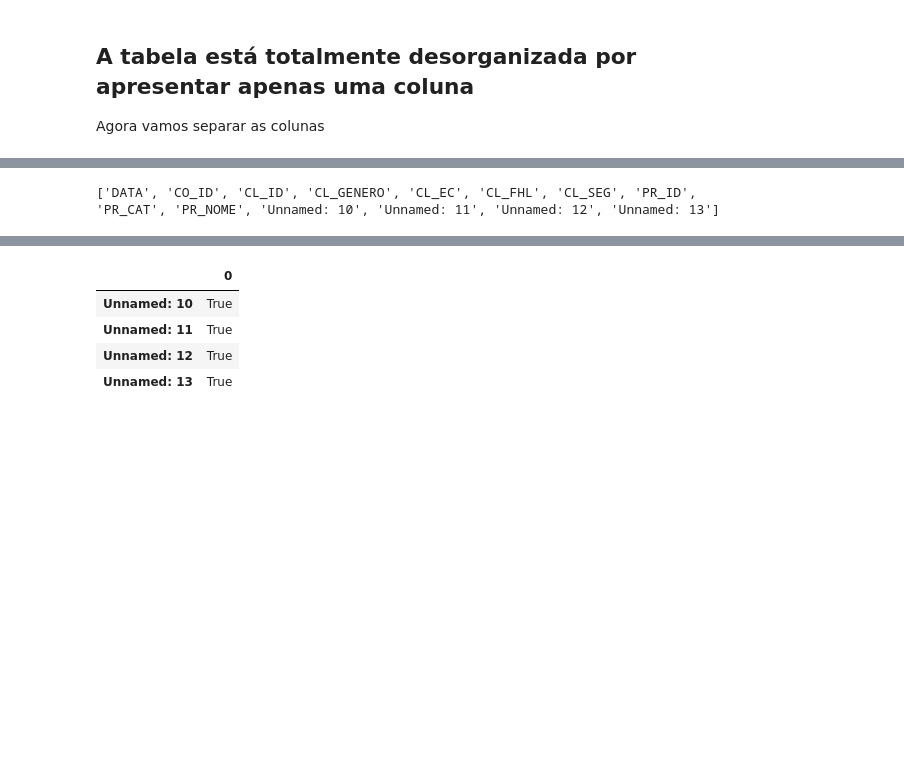
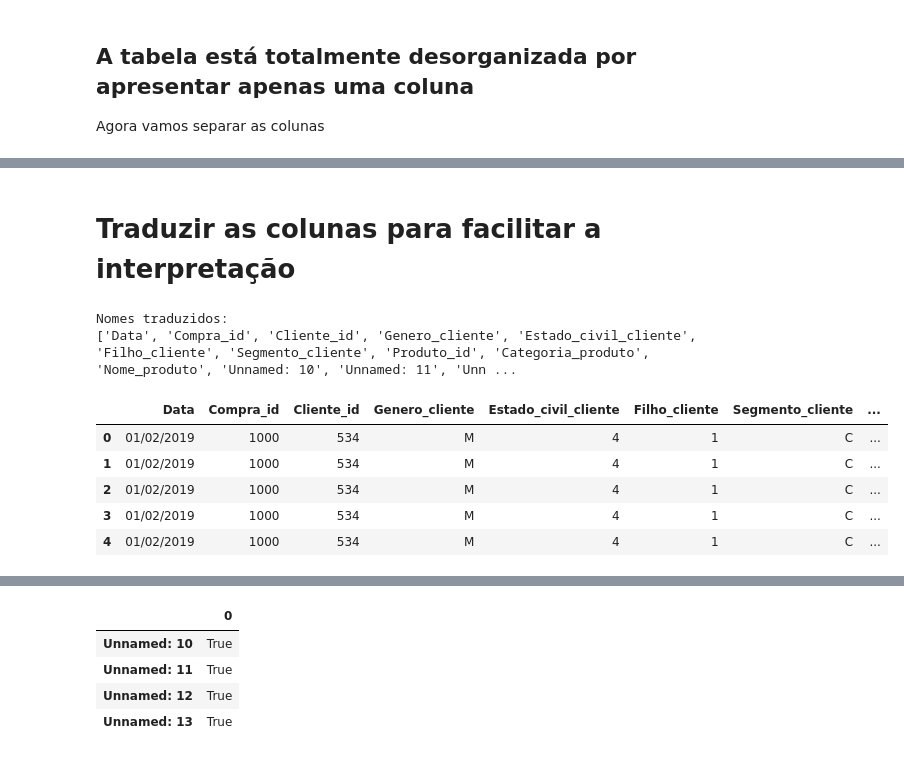
Before and after one commit to midanaca/MiniProjeto_MidanaCa_T8, a Jupyter notebook: MiniProjeto_MidanaCa_T8_.ipynb, the cells around one changed output, grey strips where cells are left out. Drawn from its saved outputs; the diff is of its cells as text; code cells hidden in the pictures; blank space fills up the shorter version.

```diff
--- a/MiniProjeto_MidanaCa_T8_.ipynb
+++ b/MiniProjeto_MidanaCa_T8_.ipynb
@@ -52,11 +52,42 @@ display(df.head())
 | 2 | 01/02/2019 | 1000 | 534 | M | 4 | 1 | C | 178 | HIGIENE | LENCO UMEDECIDO | ... |
 | 3 | 01/02/2019 | 1000 | 534 | M | 4 | 1 | C | 4 | ALIMENTOS | ABACAXI | ... |
 | 4 | 01/02/2019 | 1000 | 534 | M | 4 | 1 | C | 175 | LIMPEZA | LIMPADOR MULTIUSO | ... |
-# %%
-# Nomes das colunas
-print(df.columns.tolist())
-# %% [output]
-['DATA', 'CO_ID', 'CL_ID', 'CL_GENERO', 'CL_EC', 'CL_FHL', 'CL_SEG', 'PR_ID', 'PR_CAT', 'PR_NOME', 'Unnamed: 10', 'Unnamed: 11', 'Unnamed: 12', 'Unnamed: 13']
+# %% [markdown]
+# Traduzir as colunas para facilitar a interpretação
+# %%
+# 1. Criar um dicionário para traduzir os nomes
+traducao_colunas = {
+    "DATA": "Data",
+    "CO_ID": "Compra_id",
+    "CL_ID": "Cliente_id",
+    "CL_GENERO": "Genero_cliente",
+    "CL_EC": "Estado_civil_cliente",
+    "CL_FHL": "Filho_cliente",
+    "CL_SEG": "Segmento_cliente",
+    "PR_ID": "Produto_id",
+    "PR_CAT": "Categoria_produto",
+    "PR_NOME": "Nome_produto"
+}
+
+# 2. Renomear as colunas
+df = df.rename(columns=traducao_colunas)
+
+# 3. Exibir os novos nomes
+print("\nNomes traduzidos:")
+print(df.columns.tolist())
+# %% [output]
+Nomes traduzidos:
+['Data', 'Compra_id', 'Cliente_id', 'Genero_cliente', 'Estado_civil_cliente', 'Filho_cliente', 'Segmento_cliente', 'Produto_id', 'Categoria_produto', 'Nome_produto', 'Unnamed: 10', 'Unnamed: 11', 'Unn ...
+# %%
+# Visualizar as primeiras linhas da base
+display(df.head())
+# %% [output]
+|  | Data | Compra_id | Cliente_id | Genero_cliente | Estado_civil_cliente | Filho_cliente | Segmento_cliente | ... |
+| 0 | 01/02/2019 | 1000 | 534 | M | 4 | 1 | C | ... |
+| 1 | 01/02/2019 | 1000 | 534 | M | 4 | 1 | C | ... |
+| 2 | 01/02/2019 | 1000 | 534 | M | 4 | 1 | C | ... |
+| 3 | 01/02/2019 | 1000 | 534 | M | 4 | 1 | C | ... |
+| 4 | 01/02/2019 | 1000 | 534 | M | 4 | 1 | C | ... |
 # %%
 # Tipos e quantidade de valores preenchidos
 df.info()
```
Also changed, not shown: parts of 13 cells of this notebook.
